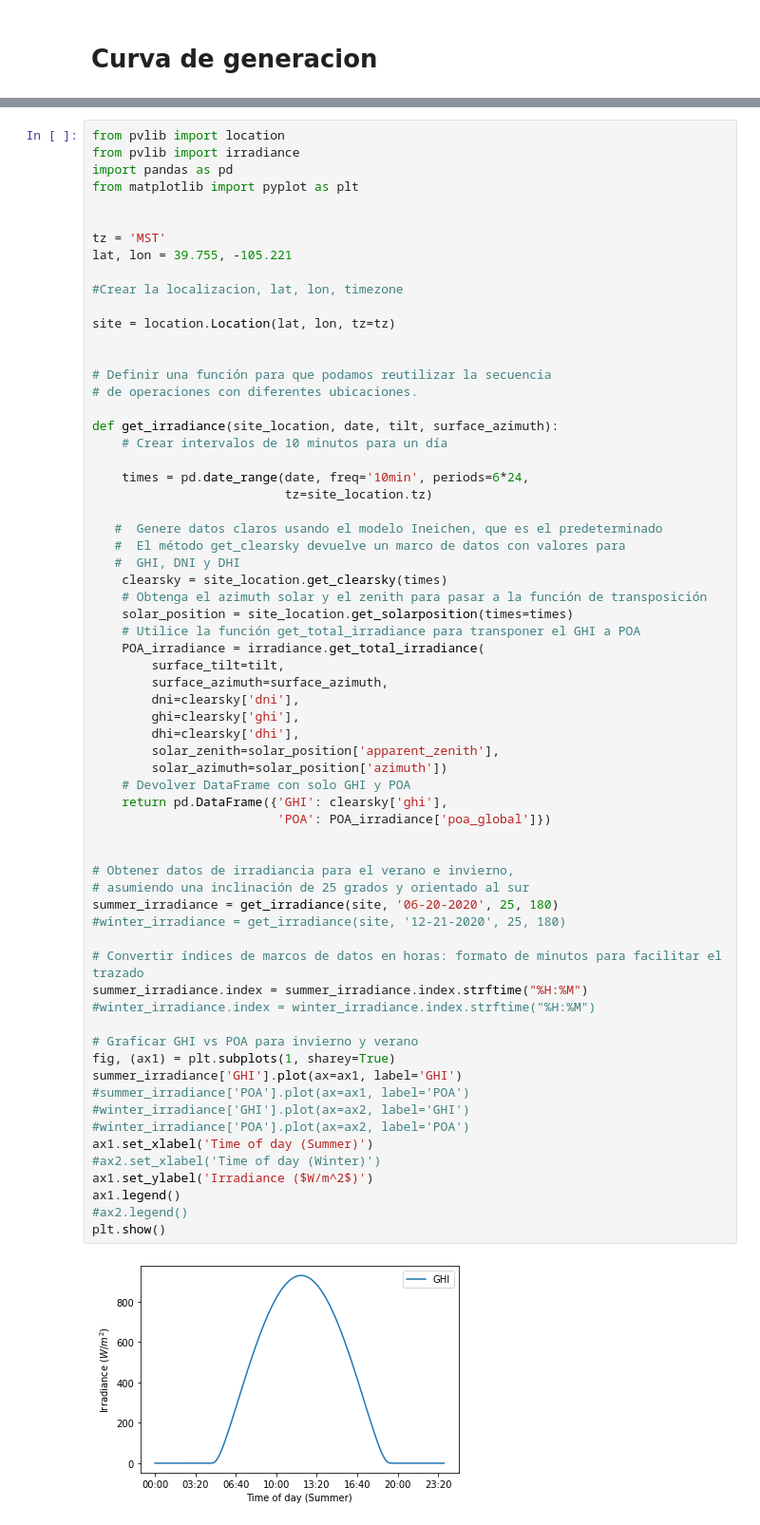
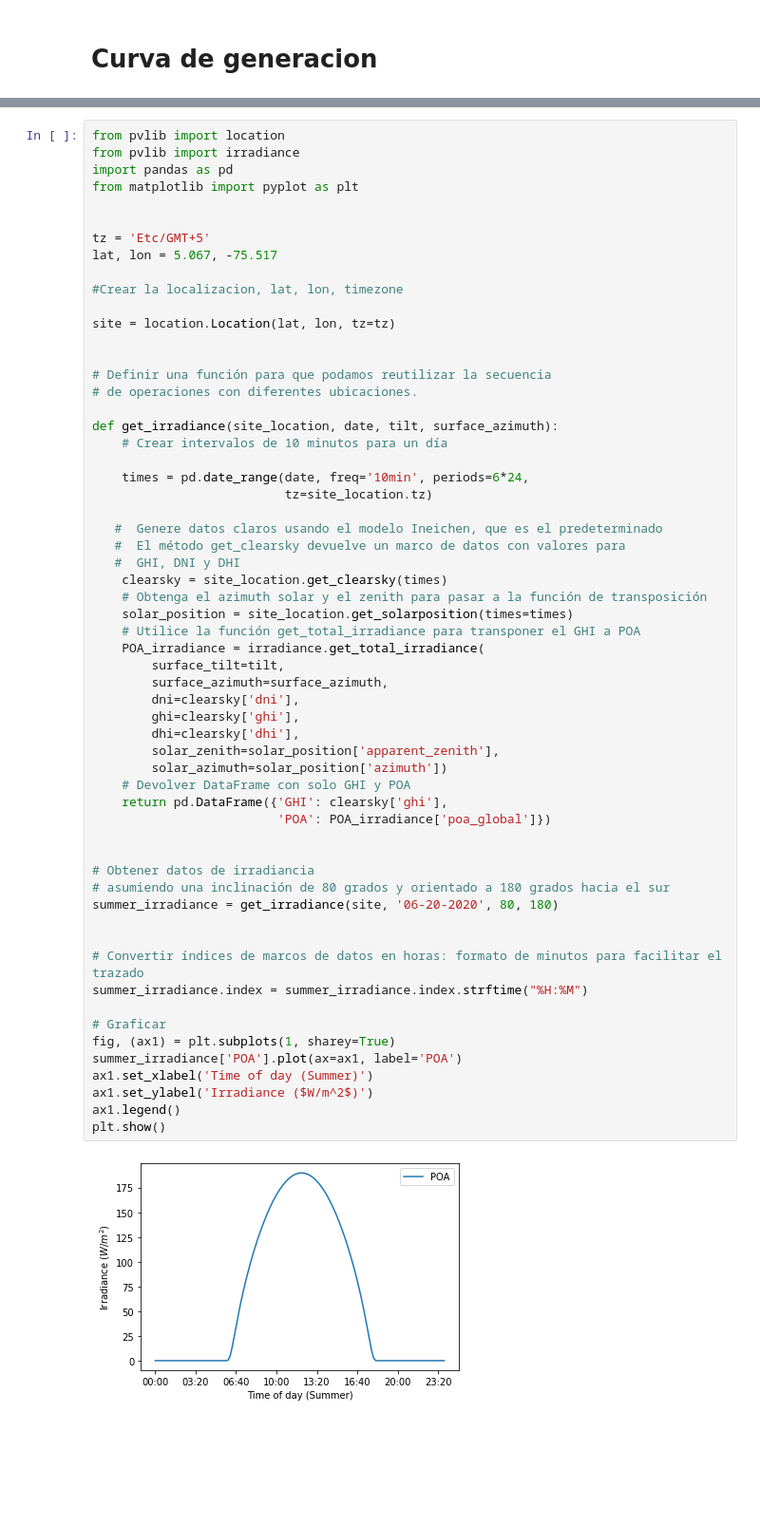
Before and after one commit to JuanTabarez/Analisis_Numerico_2020_2, a Jupyter notebook: Dimensionamiento_Analisis.ipynb, the cells around one changed output, grey strips where cells are left out. Shown at 95% size. Saved outputs shown, nothing was run; the diff lists cells and outputs as text; blank space fills up the shorter version.

```diff
--- a/Dimensionamiento_Analisis.ipynb
+++ b/Dimensionamiento_Analisis.ipynb
@@ -92,8 +113,8 @@ import pandas as pd
 from matplotlib import pyplot as plt
 
 
-tz = 'MST'
-lat, lon = 39.755, -105.221
+tz = 'Etc/GMT+5'
+lat, lon = 5.067, -75.517
 
 #Crear la localizacion, lat, lon, timezone
 
@@ -112,43 +133,37 @@ def get_irradiance(site_location, date, tilt, surface_azimuth):
    #  Genere datos claros usando el modelo Ineichen, que es el predeterminado
    #  El método get_clearsky devuelve un marco de datos con valores para
    #  GHI, DNI y DHI
     clearsky = site_location.get_clearsky(times)
     # Obtenga el azimuth solar y el zenith para pasar a la función de transposición
     solar_position = site_location.get_solarposition(times=times)
     # Utilice la función get_total_irradiance para transponer el GHI a POA
     POA_irradiance = irradiance.get_total_irradiance(
         surface_tilt=tilt,
         surface_azimuth=surface_azimuth,
         dni=clearsky['dni'],
         ghi=clearsky['ghi'],
         dhi=clearsky['dhi'],
         solar_zenith=solar_position['apparent_zenith'],
         solar_azimuth=solar_position['azimuth'])
     # Devolver DataFrame con solo GHI y POA
     return pd.DataFrame({'GHI': clearsky['ghi'],
                          'POA': POA_irradiance['poa_global']})
 
 
-# Obtener datos de irradiancia para el verano e invierno,
-# asumiendo una inclinación de 25 grados y orientado al sur
-summer_irradiance = get_irradiance(site, '06-20-2020', 25, 180)
-#winter_irradiance = get_irradiance(site, '12-21-2020', 25, 180)
+# Obtener datos de irradiancia
+# asumiendo una inclinación de 80 grados y orientado a 180 grados hacia el sur
+summer_irradiance = get_irradiance(site, '06-20-2020', 80, 180)
+
 
 # Convertir índices de marcos de datos en horas: formato de minutos para facilitar el trazado
 summer_irradiance.index = summer_irradiance.index.strftime("%H:%M")
-#winter_irradiance.index = winter_irradiance.index.strftime("%H:%M")
 
-# Graficar GHI vs POA para invierno y verano
+# Graficar
 fig, (ax1) = plt.subplots(1, sharey=True)
-summer_irradiance['GHI'].plot(ax=ax1, label='GHI')
-#summer_irradiance['POA'].plot(ax=ax1, label='POA')
-#winter_irradiance['GHI'].plot(ax=ax2, label='GHI')
-#winter_irradiance['POA'].plot(ax=ax2, label='POA')
+summer_irradiance['POA'].plot(ax=ax1, label='POA')
 ax1.set_xlabel('Time of day (Summer)')
-#ax2.set_xlabel('Time of day (Winter)')
 ax1.set_ylabel('Irradiance ($W/m^2$)')
 ax1.legend()
-#ax2.legend()
 plt.show()
 # %% [output]
-[figure, old version]
+[figure, new version]
```
Also changed, not shown: parts of 28 cells of this notebook.
